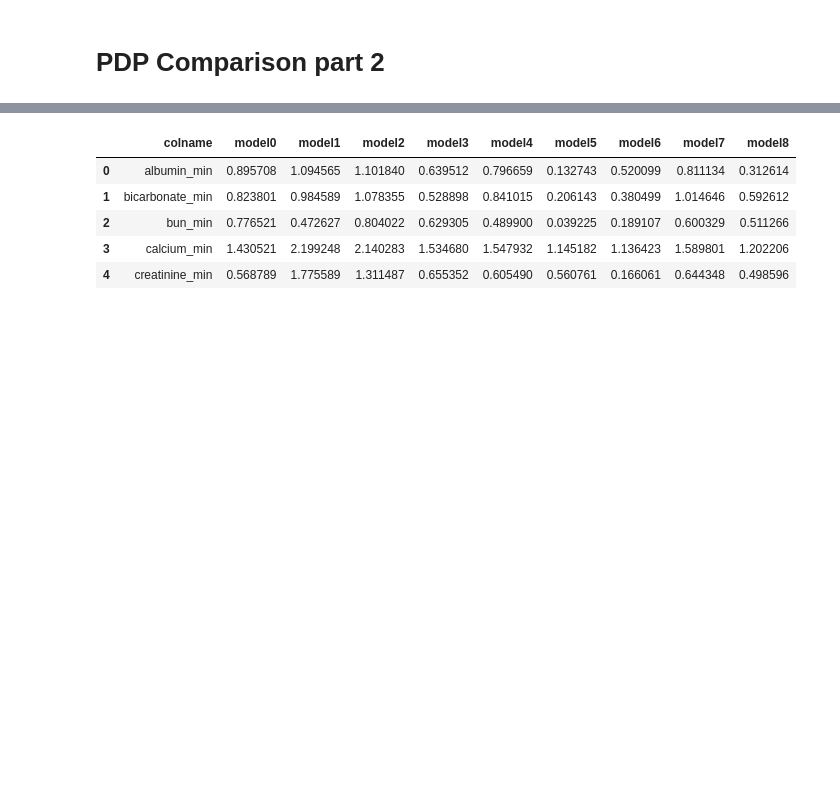
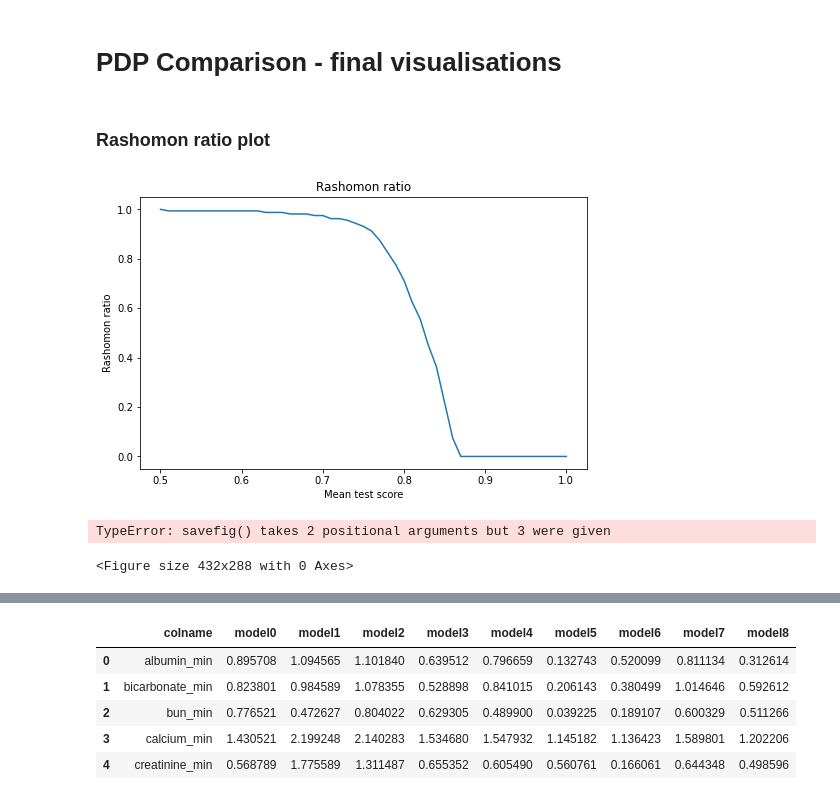
Before and after one commit to adrianstando/Research-Workshops-Rashomon-MIMIC-Machine-Learning, a Jupyter notebook: RashomonSetAnalyser/PDP_Comaprison_2.ipynb, the cells around one changed output, grey strips where cells are left out. Cells and saved outputs as stored; diff of their text form; code cells hidden in the pictures; blank space fills up the shorter version.

```diff
--- a/RashomonSetAnalyser/PDP_Comaprison_2.ipynb
+++ b/RashomonSetAnalyser/PDP_Comaprison_2.ipynb
@@ -1,5 +1,5 @@
 # %% [markdown]
-# PDP Comparison part 2
+# PDP Comparison - final visualisations
 # %%
 import pandas as pd
 import numpy as np
@@ -10,3 +10,13 @@ from RashomonSetAnalyser import RashomonSetAnalyser
 # %%
 rashomon = RashomonSetAnalyser()
 rashomon.pdp_measures = pd.read_csv('abs_sum.csv')
+rashomon.rashomon_search_results = pd.read_csv('results.csv')
+# %% [markdown]
+### Rashomon ratio plot
+# %%
+f = rashomon.rashomon_ratio_plot(figsize = (8, 5))
+plt.savefig('6-1-rashomon_ratio.png', f)
+# %% [output]
+[figure, added]
+TypeError: savefig() takes 2 positional arguments but 3 were given
+<Figure size 432x288 with 0 Axes>
```
Also changed, not shown: parts of 24 cells of this notebook, 1 other file.
